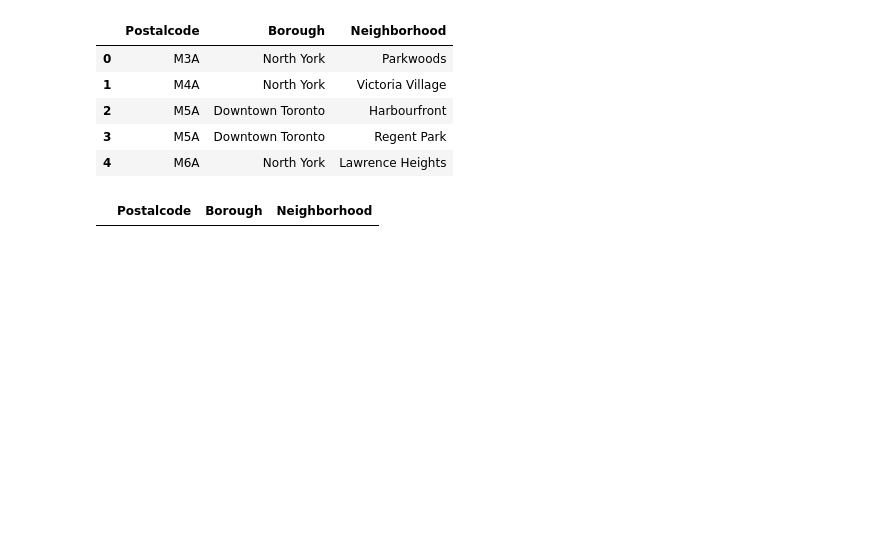
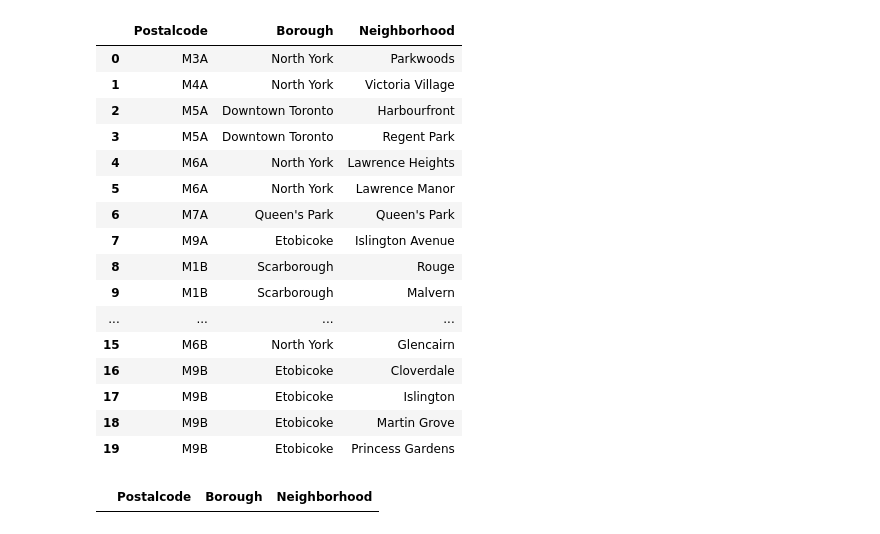
Before and after one commit to azulyrojo-ib/Capstone-Project-Notebook, a Jupyter notebook: Segmenting and Clustering Neighborhoods part3.ipynb, the cells around one changed output. Drawn from its saved outputs; the diff is of its cells as text; code cells hidden in the pictures; blank space fills up the shorter version.

```diff
--- a/Segmenting and Clustering Neighborhoods part3.ipynb
+++ b/Segmenting and Clustering Neighborhoods part3.ipynb
@@ -46,14 +57,25 @@ df_t.head()
 # %%
 df_t = df_t.replace('\n','', regex=True)
 df_t.columns=['Postalcode','Borough','Neighborhood']
-df_t.head()
+df_t.head(20)
 # %% [output]
 |  | Postalcode | Borough | Neighborhood |
 | 0 | M3A | North York | Parkwoods |
 | 1 | M4A | North York | Victoria Village |
 | 2 | M5A | Downtown Toronto | Harbourfront |
 | 3 | M5A | Downtown Toronto | Regent Park |
 | 4 | M6A | North York | Lawrence Heights |
+| 5 | M6A | North York | Lawrence Manor |
+| 6 | M7A | Queen's Park | Queen's Park |
+| 7 | M9A | Etobicoke | Islington Avenue |
+| 8 | M1B | Scarborough | Rouge |
+| 9 | M1B | Scarborough | Malvern |
+| ... | ... | ... | ... |
+| 15 | M6B | North York | Glencairn |
+| 16 | M9B | Etobicoke | Cloverdale |
+| 17 | M9B | Etobicoke | Islington |
+| 18 | M9B | Etobicoke | Martin Grove |
+| 19 | M9B | Etobicoke | Princess Gardens |
 # %%
 for index, row in df_t.iterrows():
     if df_t.loc[index,'Neighborhood'] == 'Not assigned':
```
Also changed, not shown: parts of 8 cells of this notebook.
